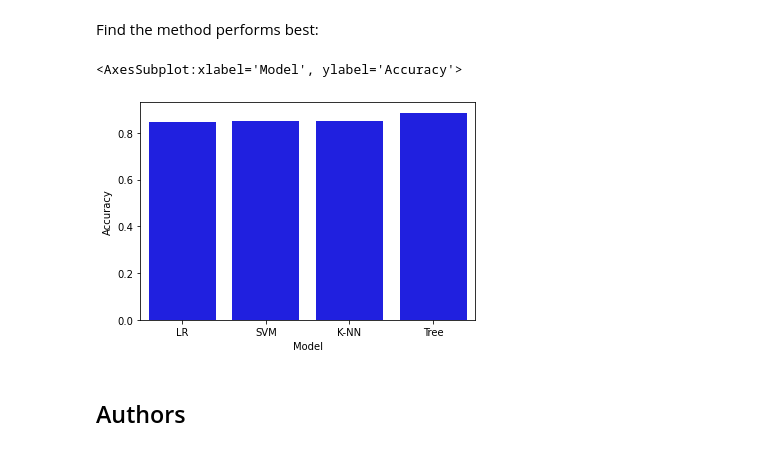
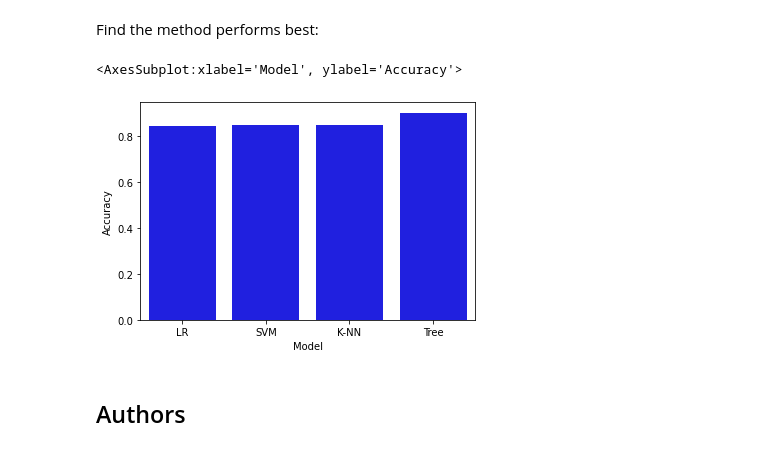
Before and after one commit to wala8021/Coursera_Capstone, a Jupyter notebook: Machine Learning Prediction.ipynb, the cells around one changed output. Drawn from its saved outputs; the diff is of its cells as text; code cells hidden in the pictures.

```diff
--- a/Machine Learning Prediction.ipynb
+++ b/Machine Learning Prediction.ipynb
@@ -351,15 +351,15 @@ plot_confusion_matrix(Y_test,yhat)
 # %% [markdown]
 Find the method performs best:
 # %%
-train_results={'Model': ['LR', 'SVM','Tree','K-NN'], 'Accuracy':[0.846428, 0.848214, 0.885714, 0.848214]}
+train_results={'Model': ['LR', 'SVM','Tree','K-NN'], 'Accuracy':[logreg_cv.best_score_, svm_cv.best_score_, tree_cv.best_score_, knn_cv.best_score_]}
 df_Model=pd.DataFrame(train_results, index=None)
 df_Model.sort_values(by=['Accuracy'], inplace=True)
+
+import seaborn as sns
+sns.barplot(x=df_Model.Model, y=df_Model.Accuracy, data= df_Model , color='blue')
+# %% [output]
+<AxesSubplot:xlabel='Model', ylabel='Accuracy'>
+[figure, added]
-# %%
-import seaborn as sns
-sns.barplot(x=df_Model.Model, y=df_Model.Accuracy, data= df_Model , color='blue')
-# %% [output]
-<AxesSubplot:xlabel='Model', ylabel='Accuracy'>
-[figure, removed]
 # %% [markdown]
 ## Authors
 # %% [markdown]
```
